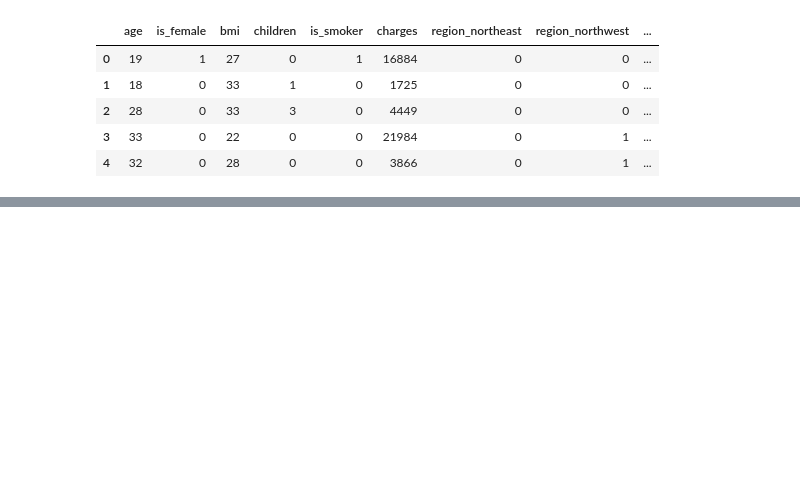
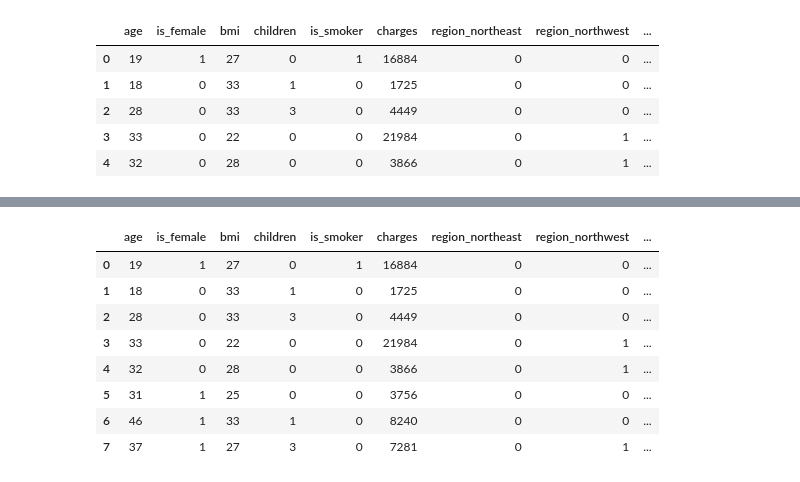
Before and after one commit to Zafar-Ashfak/Machine-Learning, a Jupyter notebook: eda.ipynb, the cells around one changed output, grey strips where cells are left out. Cells and saved outputs as stored; diff of their text form; code cells hidden in the pictures; blank space fills up the shorter version.

```diff
--- a/eda.ipynb
+++ b/eda.ipynb
@@ -260,0 +315,14 @@ df_cleaned.head()
+# %%
+df_cleaned = pd.get_dummies(df_cleaned, columns=['bmi_category'])
+# %%
+df_cleaned.head(8)
+# %% [output]
+|  | age | is_female | bmi | children | is_smoker | charges | region_northeast | region_northwest | ... |
+| 0 | 19 | 1 | 27 | 0 | 1 | 16884 | 0 | 0 | ... |
+| 1 | 18 | 0 | 33 | 1 | 0 | 1725 | 0 | 0 | ... |
+| 2 | 28 | 0 | 33 | 3 | 0 | 4449 | 0 | 0 | ... |
+| 3 | 33 | 0 | 22 | 0 | 0 | 21984 | 0 | 1 | ... |
+| 4 | 32 | 0 | 28 | 0 | 0 | 3866 | 0 | 1 | ... |
+| 5 | 31 | 1 | 25 | 0 | 0 | 3756 | 0 | 0 | ... |
+| 6 | 46 | 1 | 33 | 1 | 0 | 8240 | 0 | 0 | ... |
+| 7 | 37 | 1 | 27 | 3 | 0 | 7281 | 0 | 1 | ... |
```
Also changed, not shown: parts of 7 cells of this notebook.
